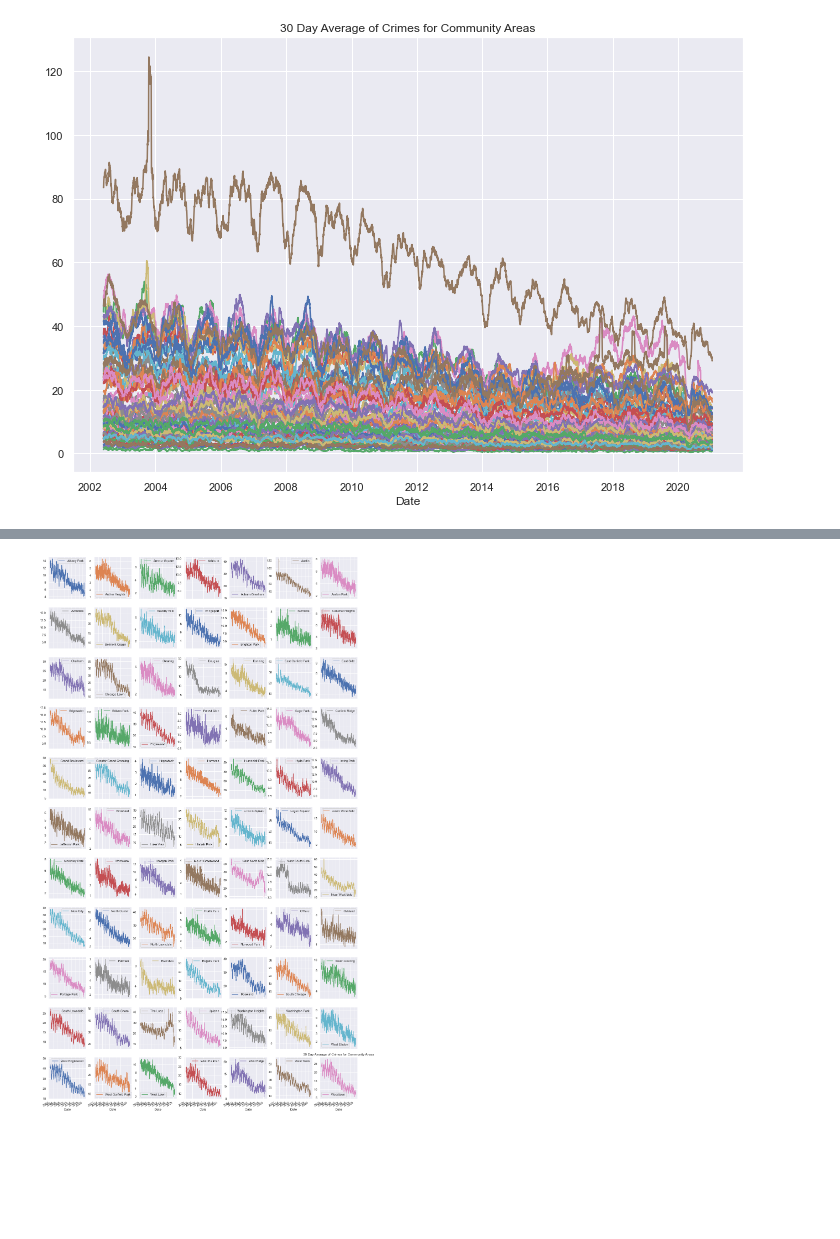
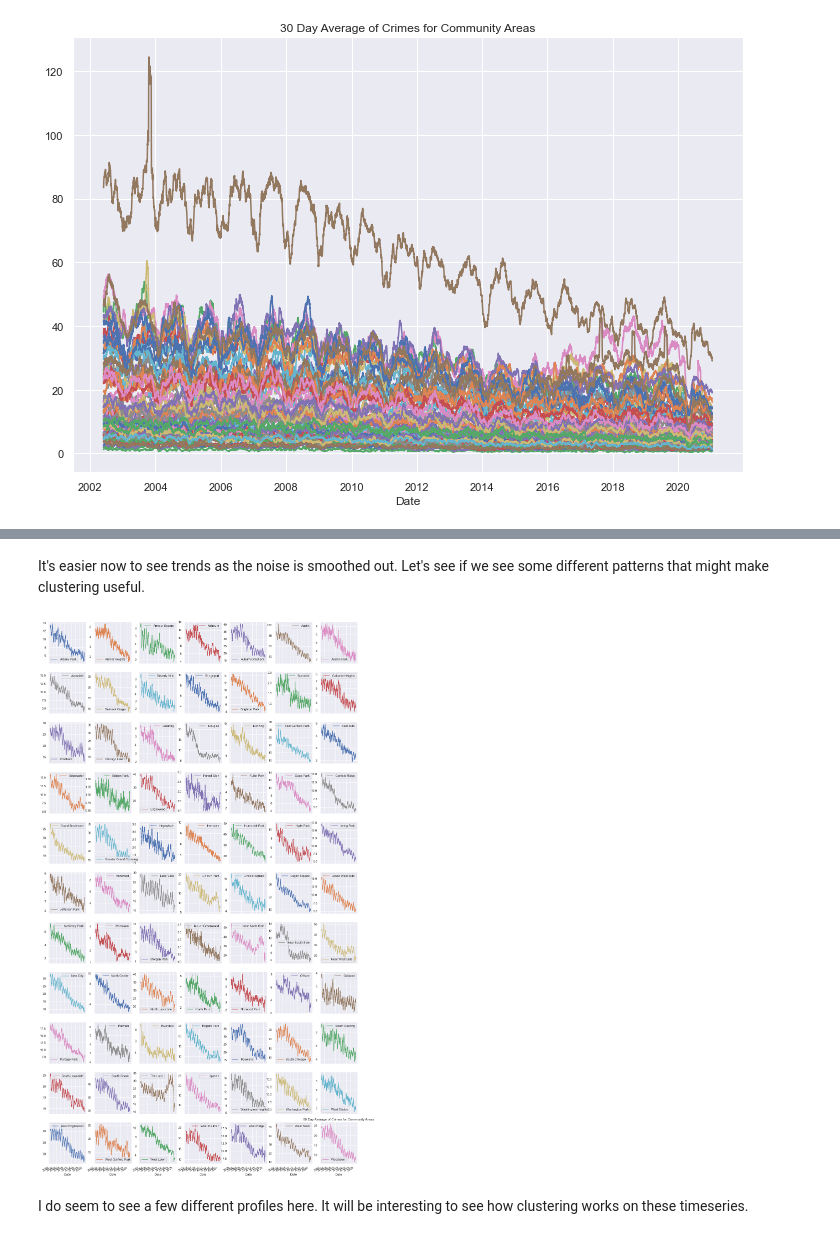
Before and after one commit to ruthcaswellsmith/Capstone---City-of-Chicago-Crime-Time-Series-Analysis, a Jupyter notebook: notebooks/Capstone - City of Chicago Crime - Exploratory Data Analysis.ipynb, the cells around one changed output, grey strips where cells are left out. Cells and saved outputs as stored; diff of their text form; code cells hidden in the pictures; blank space fills up the shorter version.

Commit message:
Added 90-day rolling window

```diff
--- a/notebooks/Capstone - City of Chicago Crime - Exploratory Data Analysis.ipynb
+++ b/notebooks/Capstone - City of Chicago Crime - Exploratory Data Analysis.ipynb
@@ -338,3 +327,10 @@ crimes_byarea_30DayAvg.plot(figsize=(12,8),legend=False)
 plt.title('30 Day Average of Crimes for Community Areas');
 # %% [output]
 [figure]
+# %%
+crimes_byarea_90DayAvg = crimes_byarea.rolling(90).mean()
+
+crimes_byarea_90DayAvg.dropna(inplace=True)
+
+crimes_byarea_90DayAvg.plot(figsize=(12,8),legend=False)
+plt.title('90 Day Average of Crimes for Community Areas');
@@ -341,5 +339,9 @@ plt.title('30 Day Average of Crimes for Community Areas');
+# %% [markdown]
+It's easier now to see trends as the noise is smoothed out.  Let's see if we see some different patterns that might make clustering useful.
 # %%
-crimes_byarea_30DayAvg.plot(subplots=True, layout=(11,7), figsize=(20,40),legend=True)
-plt.title('30 Day Average of Crimes for Community Areas');
+crimes_byarea_90DayAvg.plot(subplots=True, layout=(11,7), figsize=(20,40),legend=True)
+plt.title('90 Day Average of Crimes for Community Areas');
 # %% [output]
-[figure, old version]
+[figure, new version]
+# %% [markdown]
+I do seem to see a few different profiles here.  It will be interesting to see how clustering works on these timeseries.
```
Also changed, not shown: parts of 3 cells of this notebook.
